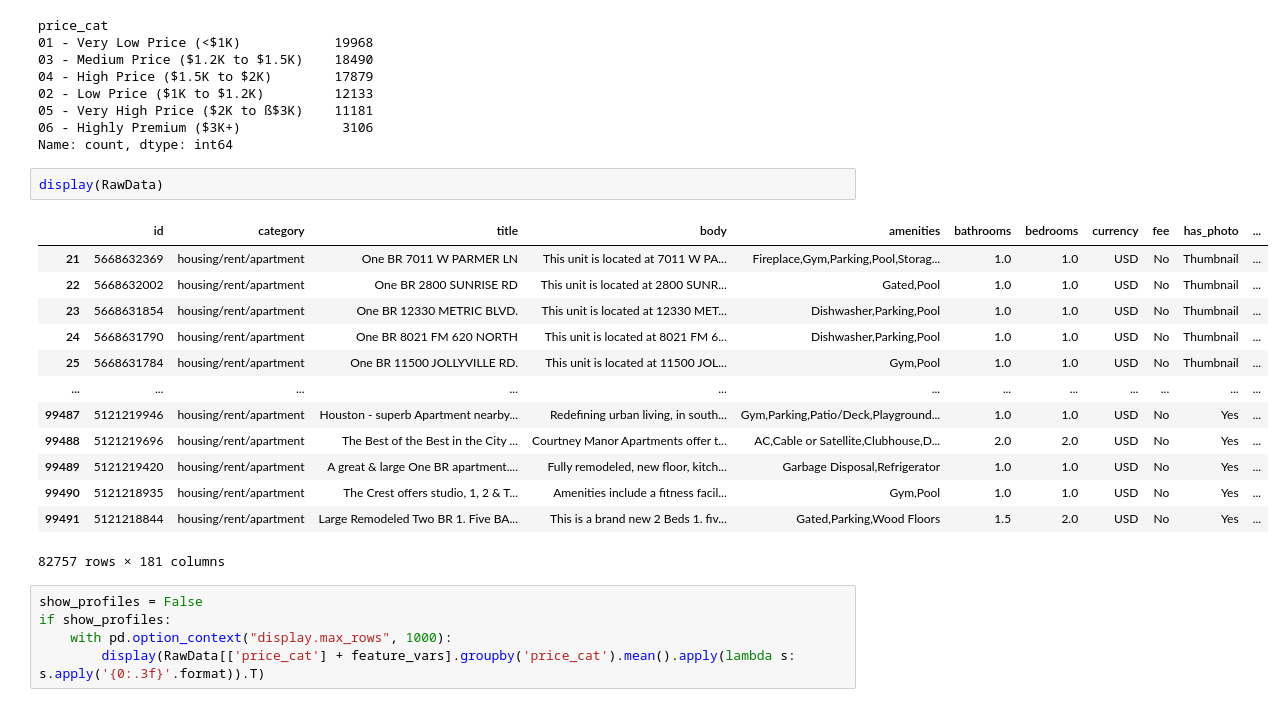
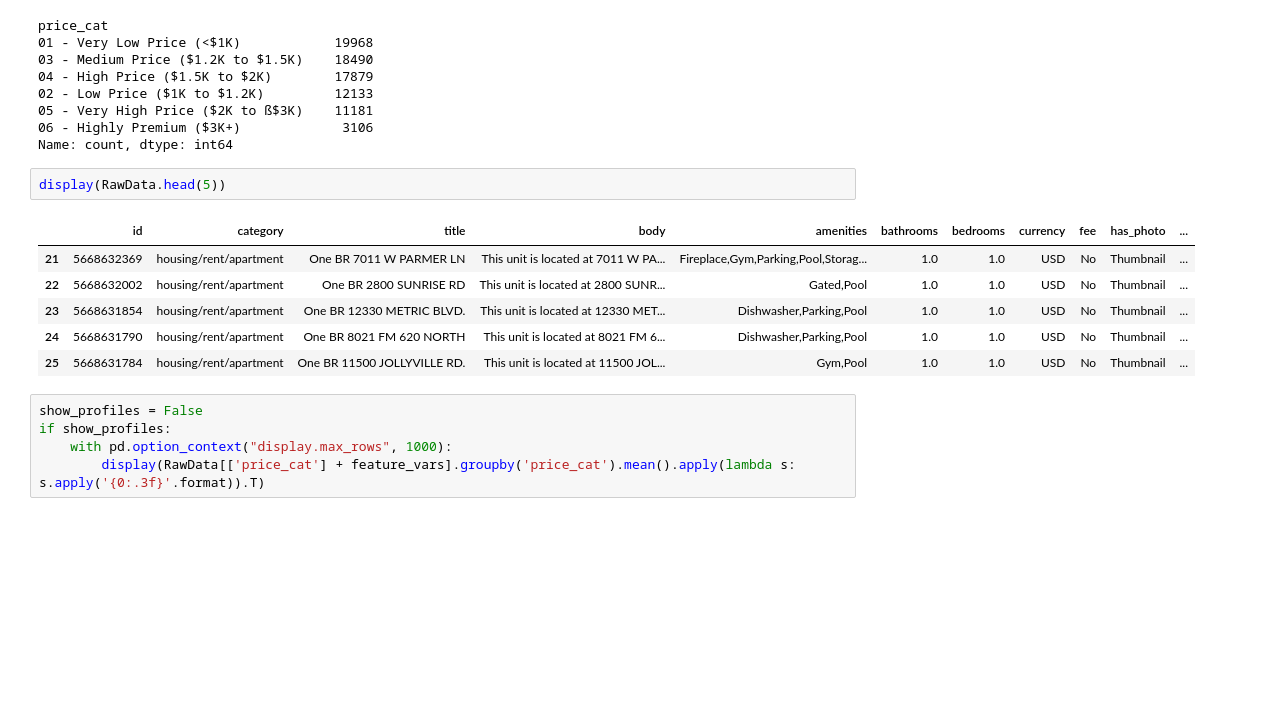
Before and after one commit to abluna/Rent-Pricing-Model-Description, a Jupyter notebook: Apartment Rent Prediction.ipynb, the cells around one changed output. Drawn from its saved outputs; the diff is of its cells as text; blank space fills up the shorter version.

```diff
--- a/Apartment Rent Prediction.ipynb
+++ b/Apartment Rent Prediction.ipynb
@@ -106,21 +110,14 @@ price_cat
 06 - Highly Premium ($3K+)             3106
 Name: count, dtype: int64
 # %%
-display(RawData)
+display(RawData.head(5))
 # %% [output]
 |  | id | category | title | body | amenities | bathrooms | bedrooms | currency | fee | has_photo | ... |
 | 21 | 5668632369 | housing/rent/apartment | One BR 7011 W PARMER LN | This unit is located at 7011 W PA... | Fireplace,Gym,Parking,Pool,Storag... | 1.0 | 1.0 | USD | No | Thumbnail | ... |
 | 22 | 5668632002 | housing/rent/apartment | One BR 2800 SUNRISE RD | This unit is located at 2800 SUNR... | Gated,Pool | 1.0 | 1.0 | USD | No | Thumbnail | ... |
 | 23 | 5668631854 | housing/rent/apartment | One BR 12330 METRIC BLVD. | This unit is located at 12330 MET... | Dishwasher,Parking,Pool | 1.0 | 1.0 | USD | No | Thumbnail | ... |
 | 24 | 5668631790 | housing/rent/apartment | One BR 8021 FM 620 NORTH | This unit is located at 8021 FM 6... | Dishwasher,Parking,Pool | 1.0 | 1.0 | USD | No | Thumbnail | ... |
 | 25 | 5668631784 | housing/rent/apartment | One BR 11500 JOLLYVILLE RD. | This unit is located at 11500 JOL... | Gym,Pool | 1.0 | 1.0 | USD | No | Thumbnail | ... |
-| ... | ... | ... | ... | ... | ... | ... | ... | ... | ... | ... | ... |
-| 99487 | 5121219946 | housing/rent/apartment | Houston - superb Apartment nearby... | Redefining urban living, in south... | Gym,Parking,Patio/Deck,Playground... | 1.0 | 1.0 | USD | No | Yes | ... |
-| 99488 | 5121219696 | housing/rent/apartment | The Best of the Best in the City ... | Courtney Manor Apartments offer t... | AC,Cable or Satellite,Clubhouse,D... | 2.0 | 2.0 | USD | No | Yes | ... |
-| 99489 | 5121219420 | housing/rent/apartment | A great & large One BR apartment.... | Fully remodeled, new floor, kitch... | Garbage Disposal,Refrigerator | 1.0 | 1.0 | USD | No | Yes | ... |
-| 99490 | 5121218935 | housing/rent/apartment | The Crest offers studio, 1, 2 & T... | Amenities include a fitness facil... | Gym,Pool | 1.0 | 1.0 | USD | No | Yes | ... |
-| 99491 | 5121218844 | housing/rent/apartment | Large Remodeled Two BR 1. Five BA... | This is a brand new 2 Beds 1. fiv... | Gated,Parking,Wood Floors | 1.5 | 2.0 | USD | No | Yes | ... |
-82757 rows × 181 columns
 # %%
 show_profiles = False
 if show_profiles:
```
Also changed, not shown: parts of 15 cells of this notebook.
